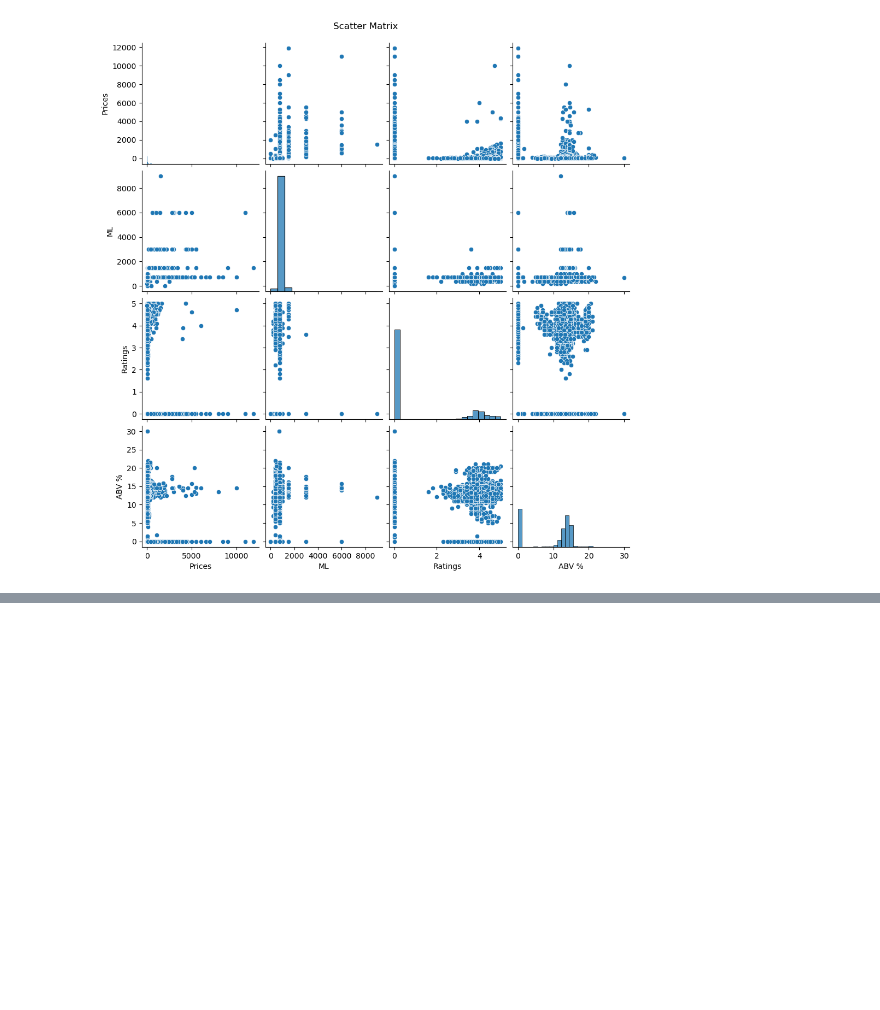
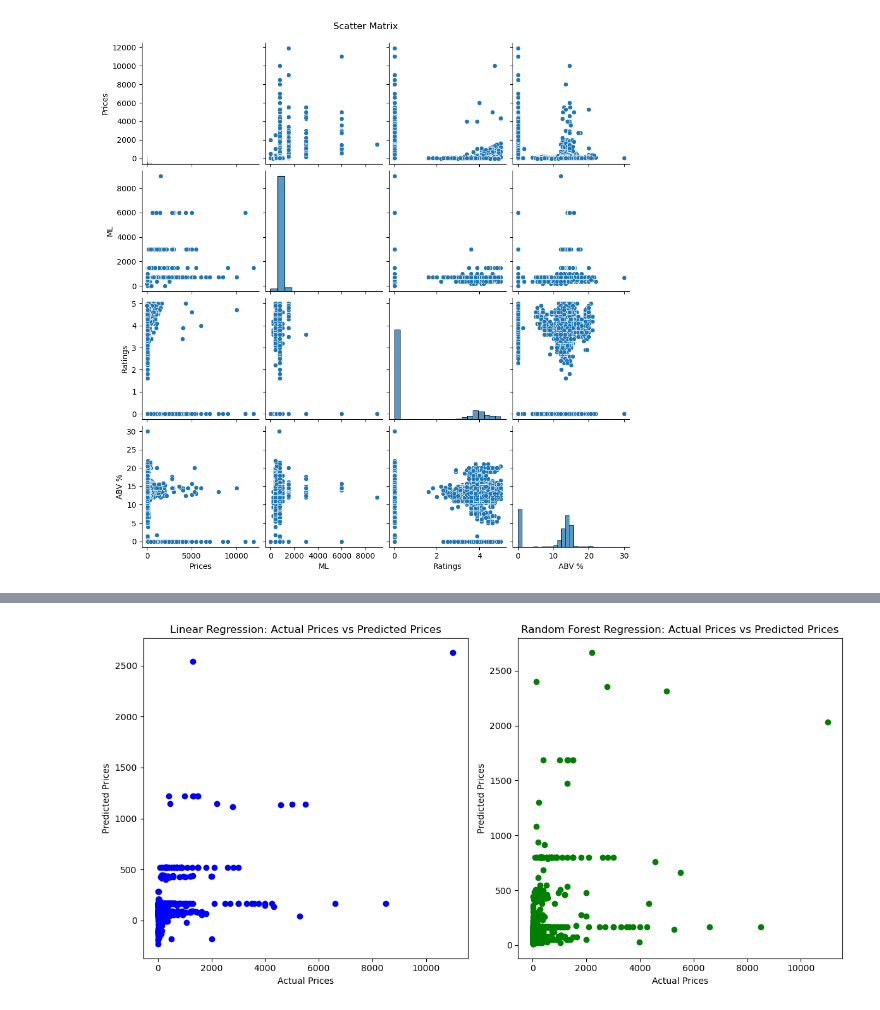
Before and after one commit to abdullaabdukulov/02-Data-Science-My-Vivino, a Jupyter notebook: my_vivino.ipynb, the cells around one changed output, grey strips where cells are left out. Saved outputs shown, nothing was run; the diff lists cells and outputs as text; code cells hidden in the pictures; blank space fills up the shorter version.

```diff
--- a/my_vivino.ipynb
+++ b/my_vivino.ipynb
@@ -166,0 +169,75 @@ Mean Squared Error: 3.2629466816919495
+# %%
+# Machine Learning Part
+
+def predictions_and_evaluations(wine_data):
+
+    # Feature selection
+    features = ['Ratings', 'Ratingsnum', 'ABV %', 'ML']
+    target = 'Prices'
+
+    # Encoding categorical features
+    le = LabelEncoder()
+    wine_data['color_wine'] = le.fit_transform(wine_data['color_wine'])
+    wine_data['Countrys'] = le.fit_transform(wine_data['Countrys'])
+
+    # Split the data into training and testing sets
+    X_train, X_test, y_train, y_test = train_test_split(wine_data[features], wine_data[target], test_size=0.2, random_state=42)
+
+
+    # Linear Regression model
+    linear_reg_model = LinearRegression()
+    linear_reg_model.fit(X_train, y_train)
+
+    # Predictions on the test set
+    y_pred_linear_reg = linear_reg_model.predict(X_test)
+
+    # Evaluate Linear Regression model
+    r2_linear_reg = r2_score(y_test, y_pred_linear_reg)
+    print(f"R-squared score (Linear Regression): {r2_linear_reg}")
+
+
+    # Random Forest Regression model
+    random_forest_model = RandomForestRegressor(random_state=42)
+    random_forest_model.fit(X_train, y_train)
+
+    # Predictions on the test set
+    y_pred_random_forest = random_forest_model.predict(X_test)
+
+    # Evaluate Random Forest Regression model
+    r2_random_forest = r2_score(y_test, y_pred_random_forest)
+    print(f"R-squared score (Random Forest Regression): {r2_random_forest}")
+
+
+    # Compare predictions with actual prices
+    comparison_df = pd.DataFrame({'Actual Prices': y_test, 'Linear Reg Predictions': y_pred_linear_reg, 'Random Forest Predictions': y_pred_random_forest})
+    print(comparison_df.head(10))
+
+    # Calculate Accurancy score using MAE for Linear Regression
+    mae_linear_reg = mean_absolute_error(y_test, y_pred_linear_reg)
+    print(f"Accurancy score (Linear Regression): {mae_linear_reg}")
+
+    # Calculate Accurancy score using MAE for Random Forest Regression
+    mae_random_forest = mean_absolute_error(y_test, y_pred_random_forest)
+    print(f"Accurancy score (Random Forest Regression): {mae_random_forest}")
+
+    # Plotting predictions vs actual prices
+    plt.figure(figsize=(12, 6))
+
+    plt.subplot(1, 2, 1)
+    plt.scatter(y_test, y_pred_linear_reg, color='blue')
+    plt.title('Linear Regression: Actual Prices vs Predicted Prices')
+    plt.xlabel('Actual Prices')
+    plt.ylabel('Predicted Prices')
+
+    plt.subplot(1, 2, 2)
+    plt.scatter(y_test, y_pred_random_forest, color='green')
+    plt.title('Random Forest Regression: Actual Prices vs Predicted Prices')
+    plt.xlabel('Actual Prices')
+    plt.ylabel('Predicted Prices')
+
+    plt.tight_layout()
+    plt.show()
+
+
+predictions_and_evaluations(wine_data)
+# %% [output]
@@ -166,0 +259 @@ Mean Squared Error: 3.2629466816919495
+[figure, added]
```
Also changed, not shown: parts of 9 cells of this notebook, 1 other file.
